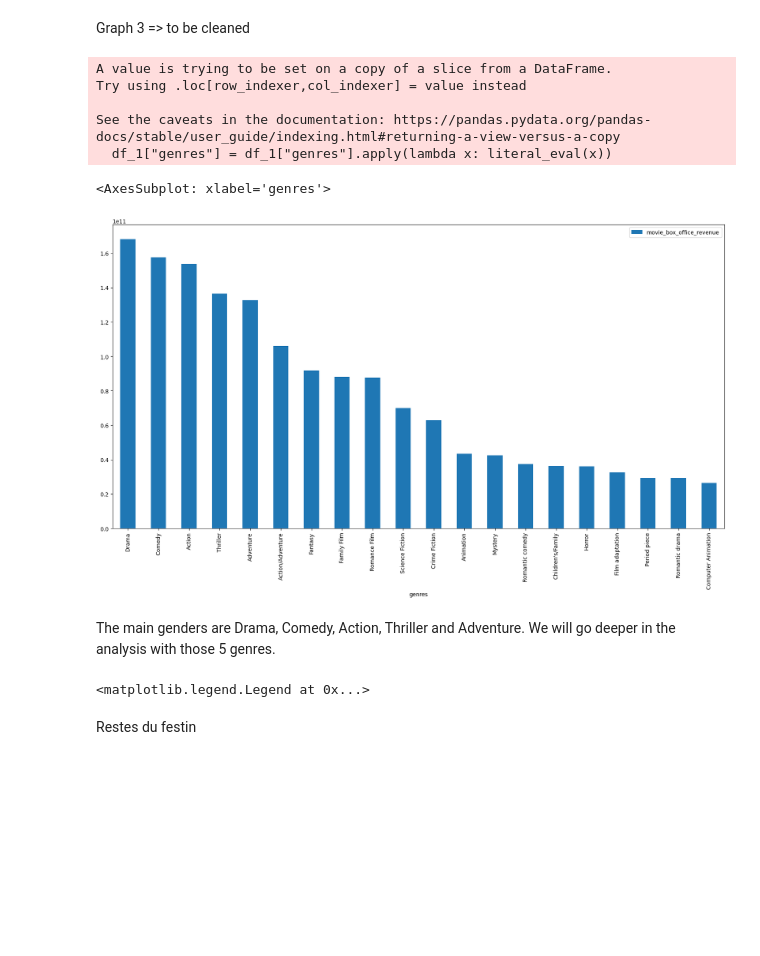
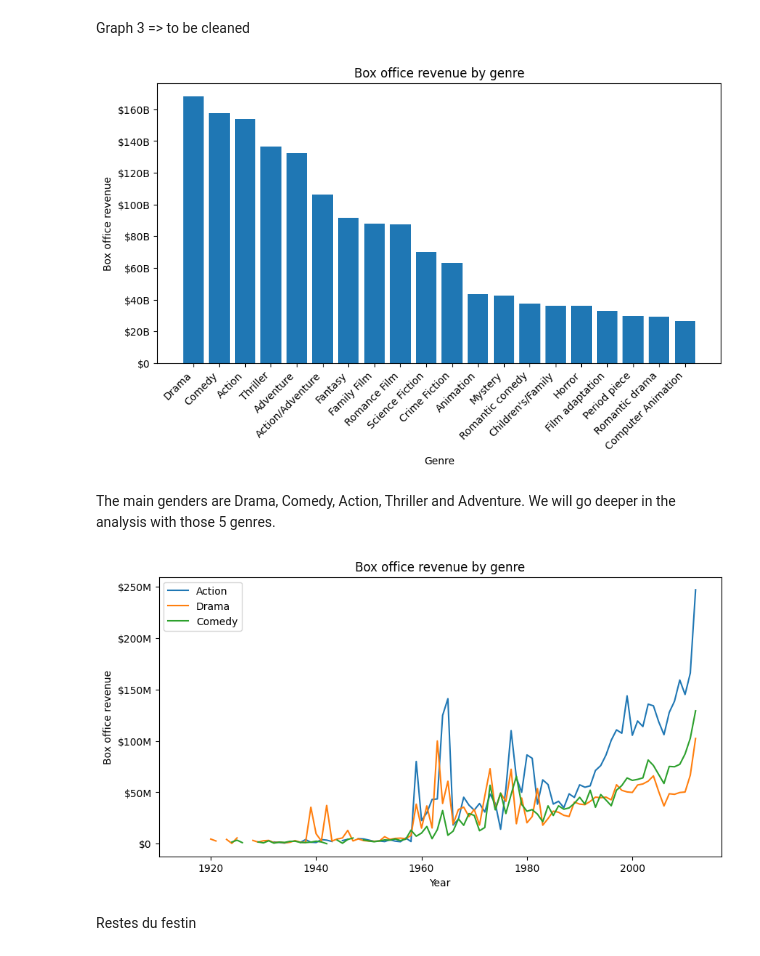
Before and after one commit to epfl-ada/ada-2022-project-r4d4r, a Jupyter notebook: R1.ipynb, the cells around one changed output. Saved outputs shown, nothing was run; the diff lists cells and outputs as text; code cells hidden in the pictures; blank space fills up the shorter version.

```diff
--- a/R1.ipynb
+++ b/R1.ipynb
@@ -103,22 +73,21 @@ plt.show()
 # %% [markdown]
 Graph 3 => to be cleaned
-# %%
-df_1 = df_r1[["movie_box_office_revenue", "genres"]]
-df_1["genres"] = df_1["genres"].apply(lambda x: literal_eval(x))
-b = df_1.explode("genres").groupby("genres").sum().sort_values("movie_box_office_revenue", ascending=False)
-# %% [output]
-A value is trying to be set on a copy of a slice from a DataFrame.
-Try using .loc[row_indexer,col_indexer] = value instead
-
-See the caveats in the documentation: https://pandas.pydata.org/pandas-docs/stable/user_guide/indexing.html#returning-a-view-versus-a-copy
-  df_1["genres"] = df_1["genres"].apply(lambda x: literal_eval(x))
-# %%
-b.head(20).plot(kind="bar", figsize=(20, 10))
-# to display cute dollar signs
-#ax.yaxis.set_major_formatter(currency)
-# %% [output]
-<AxesSubplot: xlabel='genres'>
-[figure, removed]
+# %%
+df_genres = df_r1[["movie_box_office_revenue", "genres"]].copy()
+df_genres["genres"] = df_genres["genres"].apply(lambda x: literal_eval(x))
+genre_and_mean_box_office = df_genres.explode("genres").groupby("genres").sum().sort_values("movie_box_office_revenue", ascending=False)
+
+# We plot the mean box office revenue by genre for the 20 genres with the highest mean box office revenue
+fig, ax = plt.subplots(figsize=(10,5))
+ax.bar(genre_and_mean_box_office.index[0:20], genre_and_mean_box_office["movie_box_office_revenue"][0:20])
+ax.set_xlabel("Genre")
+ax.set_ylabel("Box office revenue")
+ax.set_title("Box office revenue by genre")
+ax.set_xticklabels(ax.get_xticklabels(), rotation=45, ha='right')
+ax.yaxis.set_major_formatter(currency)
+plt.show()
+# %% [output]
+[figure, added]
 # %% [markdown]
 The main genders are Drama, Comedy, Action, Thriller and Adventure.
 We will go deeper in the analysis with those 5 genres.
@@ -129,18 +98,20 @@ a = df_test.explode("genres").reset_index(drop=True).groupby(["genres","release_
 # %%
-plot1 = a[a.index.get_level_values("genres") == "Action"]
-plot2 = a[a.index.get_level_values("genres") == "Drama"]
-plot3 = a[a.index.get_level_values("genres") == "Comedy"]
+df_action = df_top_5_genres_grouped[df_top_5_genres_grouped.index.get_level_values("genres") == "Action"]
+df_drama = df_top_5_genres_grouped[df_top_5_genres_grouped.index.get_level_values("genres") == "Drama"]
+df_comedy = df_top_5_genres_grouped[df_top_5_genres_grouped.index.get_level_values("genres") == "Comedy"]
 
-fig1, ax1 = plt.subplots()
-
-
-plt.plot(plot1.index.get_level_values("release_year"), plot1["movie_box_office_revenue"], label="Action")
-plt.plot(plot2.index.get_level_values("release_year"), plot2["movie_box_office_revenue"], label="Drama")
-plt.plot(plot3.index.get_level_values("release_year"), plot3["movie_box_office_revenue"], label="Comedy")
-plt.legend()
+fig, ax = plt.subplots(figsize=(10,5))
+ax.plot(df_action.index.get_level_values("release_year"), df_action["movie_box_office_revenue"], label="Action")
+ax.plot(df_drama.index.get_level_values("release_year"), df_drama["movie_box_office_revenue"], label="Drama")
+ax.plot(df_comedy.index.get_level_values("release_year"), df_comedy["movie_box_office_revenue"], label="Comedy")
+ax.set_xlabel("Year")
+ax.set_ylabel("Box office revenue")
+ax.set_title("Box office revenue by genre")
+ax.legend()
+ax.yaxis.set_major_formatter(currency)
 plt.show()
 # %% [output]
-<matplotlib.legend.Legend at 0x...>
+[figure, added]
 # %% [markdown]
 Restes du festin
 # %%
```
Also changed, not shown: parts of 9 cells of this notebook.
